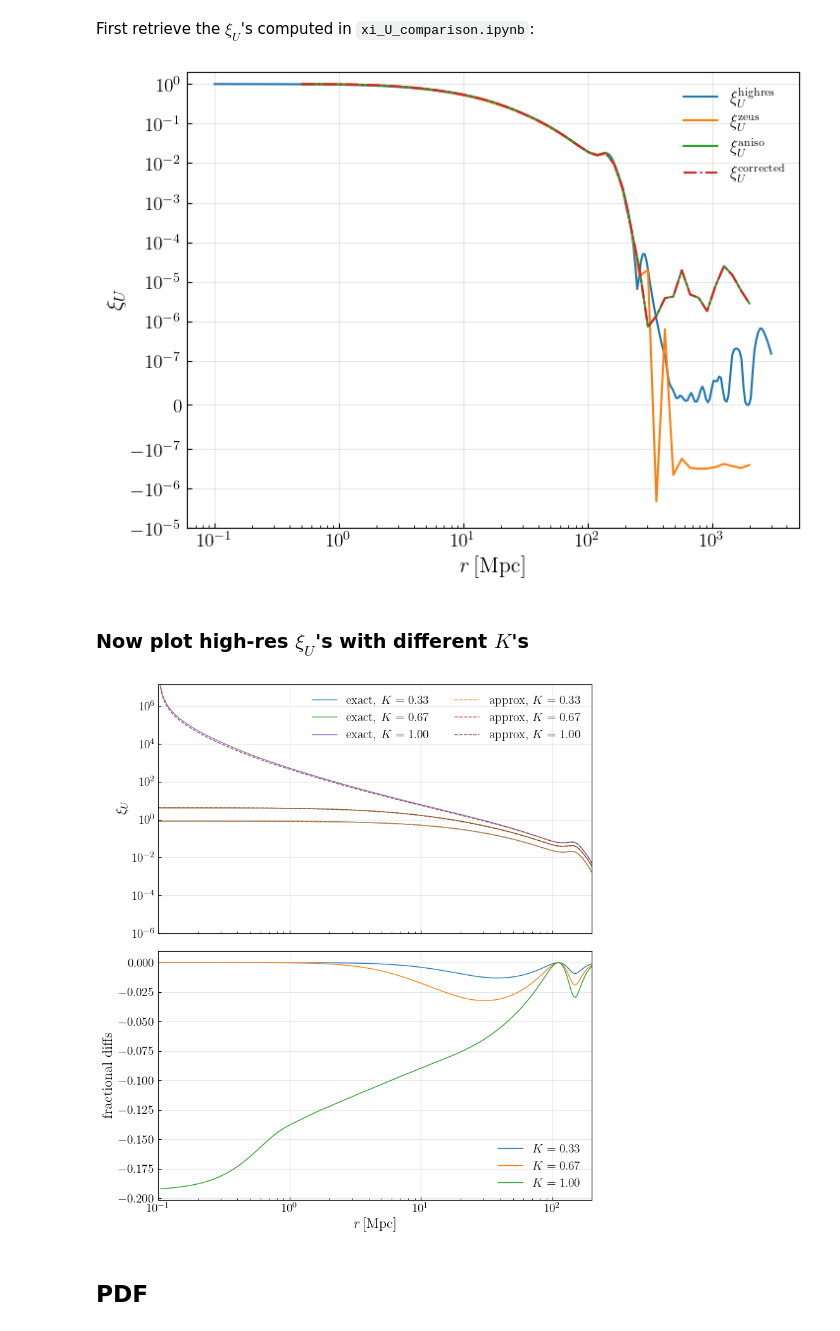
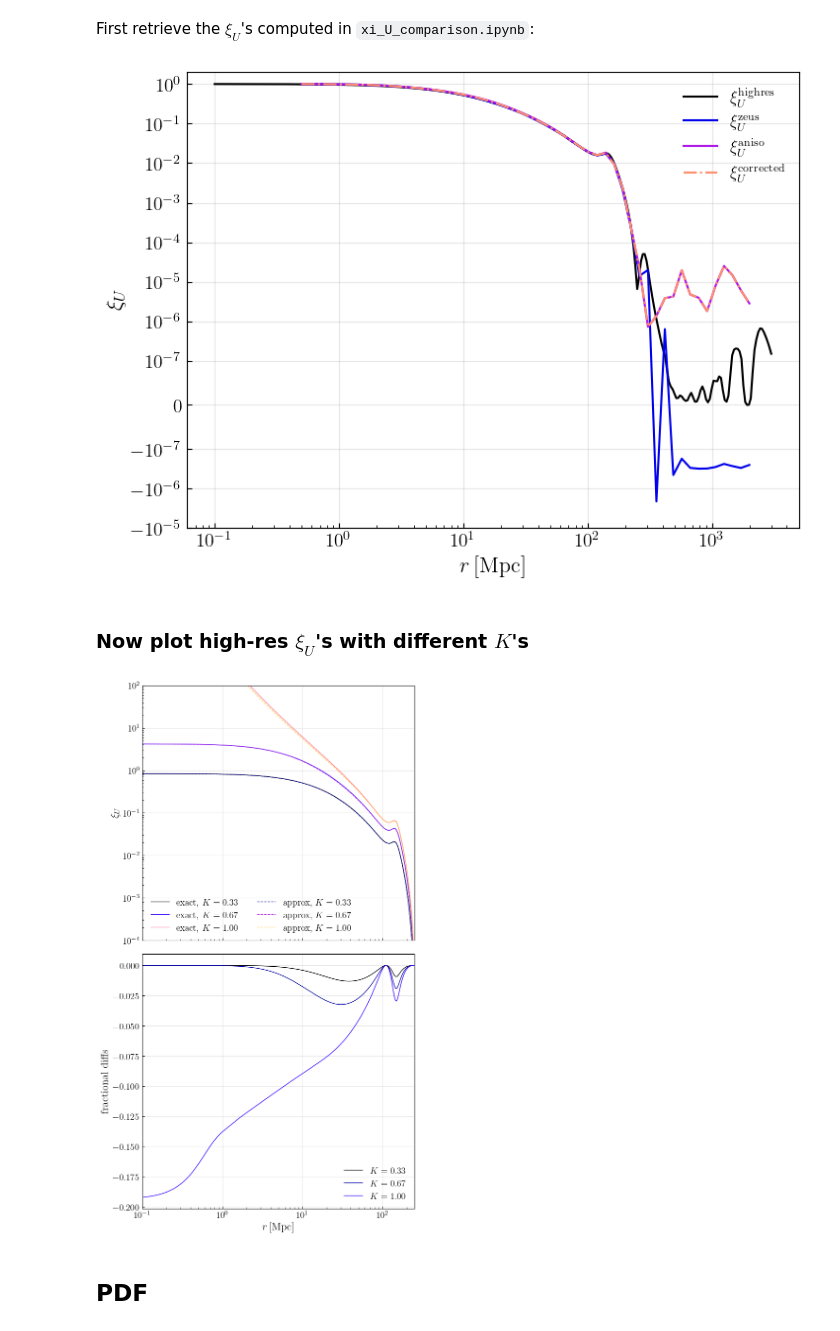
Before and after one commit to ryanyrzh/Zeus21, a Jupyter notebook: aniso_tests/high_res.ipynb, the cells around one changed output. Saved outputs shown, nothing was run; the diff lists cells and outputs as text; code cells hidden in the pictures.

```diff
--- a/aniso_tests/high_res.ipynb
+++ b/aniso_tests/high_res.ipynb
@@ -17,9 +17,18 @@ if str(project_root) not in sys.path:
 import numpy as np
 import matplotlib.pyplot as plt
 from matplotlib.colors import TwoSlopeNorm, LogNorm, SymLogNorm
+import matplotlib as mpl
+from cycler import cycler
 
 plt.rc('text', usetex=True)
 plt.rc('font', family='serif', size=12)
+
+# N = 5
+# cmap = mpl.colormaps["viridis"].resampled(N)
+# colors = [cmap(i) for i in range(N)]
+cmap = mpl.colormaps["gnuplot2"]
+colors = cmap(np.linspace(0, 0.7, 4))
+mpl.rcParams["axes.prop_cycle"] = cycler(color=colors)
 
 #import Zeus
 import zeus21
@@ -248,7 +257,7 @@ ax.legend(frameon=False)
 ax.tick_params(axis="both", which="both", direction="in", labelsize=14)
 ax.grid(True, alpha=0.3)
 # %% [output]
-[figure, old version]
+[figure, new version]
 # %% [markdown]
 ### Now plot high-res $\xi_U$'s with different $K$'s
 # %%
@@ -274,8 +283,13 @@ for K in K_values:
     xi_U_aniso_by_K[K] = xi_U_with_K(rho_para_full, rho_perp_full, K)
     xi_U_iso_by_K[K] = xi_U_with_K(rho_bar_full, rho_bar_full, K)
 # %%
+cmap = mpl.colormaps["gnuplot2"]
+colors = cmap(np.linspace(0, 0.8, 6))
+
+mpl.rcParams["axes.prop_cycle"] = cycler(color=colors)
+
 fig, axs = plt.subplots(
-    2, 1, figsize=(8, 9), sharex=True, gridspec_kw={"height_ratios": [1, 1]}
+    2, 1, figsize=(7, 12), sharex=True, gridspec_kw={"height_ratios": [1, 1]}
  )
 
 aniso_handles = []
@@ -299,36 +313,36 @@ for K in K_values:
         lw=1,
         ls="--",
         label=rf"approx, $K={K:.2f}$"
     )
     aniso_handles.append(h_aniso)
     iso_handles.append(h_iso)
 
     frac_diff = (iso_curve - aniso_curve) / aniso_curve
     axs[1].plot(rlist, frac_diff, lw=1, label=rf"$K={K:.2f}$")
 
 # Column grouping: left = anisotropic, right = isotropic.
 legend_handles = aniso_handles + iso_handles
 legend_labels = [h.get_label() for h in legend_handles]
 
-axs[0].set_xlim(1e-1, 200)
-axs[0].set_ylim(1e-6, )
+axs[0].set_xlim(1e-1, 250)
+axs[0].set_ylim(1e-4, 1e2)
 axs[0].set_xscale("log")
 axs[0].set_yscale("log")
 axs[0].set_ylabel(r"$\xi_U$", fontsize=16)
 axs[0].legend(legend_handles, legend_labels, frameon=False, fontsize=14, ncol=2)
 axs[0].tick_params(axis="both", which="both", direction="in", labelsize=14)
 axs[0].grid(True, alpha=0.3)
 
 axs[1].set_xscale("log")
 axs[1].set_xlabel(r"$r\,[\mathrm{Mpc}]$", fontsize=16)
 axs[1].set_ylabel(r"fractional diffs", fontsize=16)
 axs[1].tick_params(axis="both", which="both", direction="in", labelsize=14)
 axs[1].grid(True, alpha=0.3)
 axs[1].legend(frameon=False, fontsize=14)
 
 plt.tight_layout()
 # %% [output]
-[figure, old version]
+[figure, new version]
 # %% [markdown]
 ## PDF
 # %%
```
Also changed, not shown: parts of 2 cells of this notebook.
